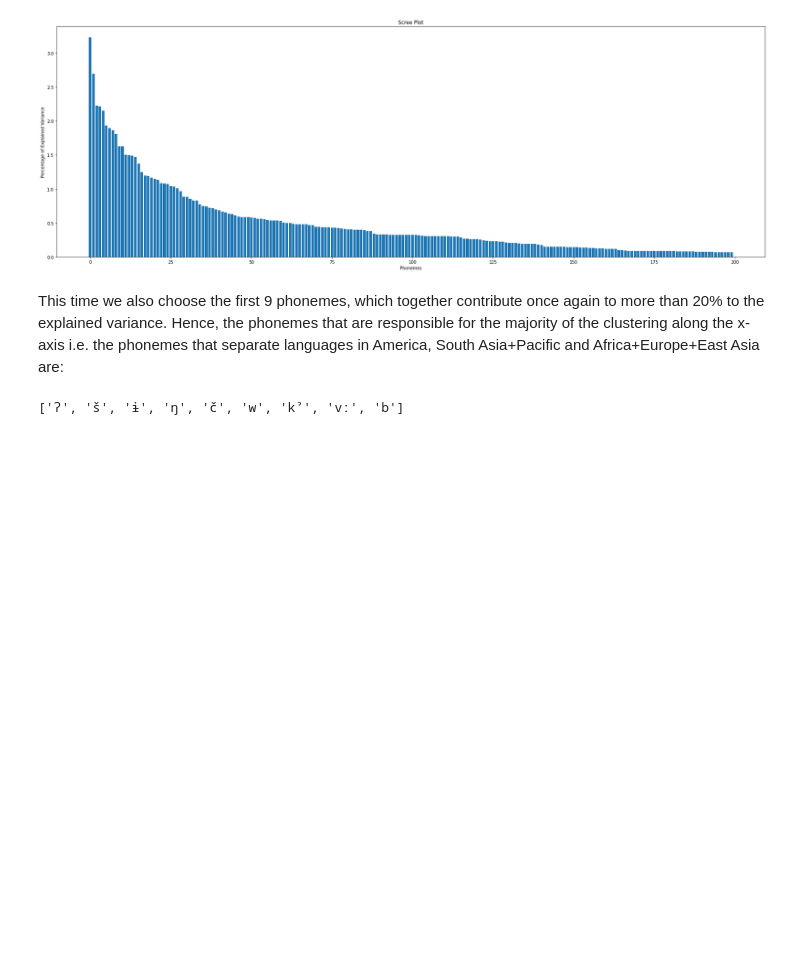
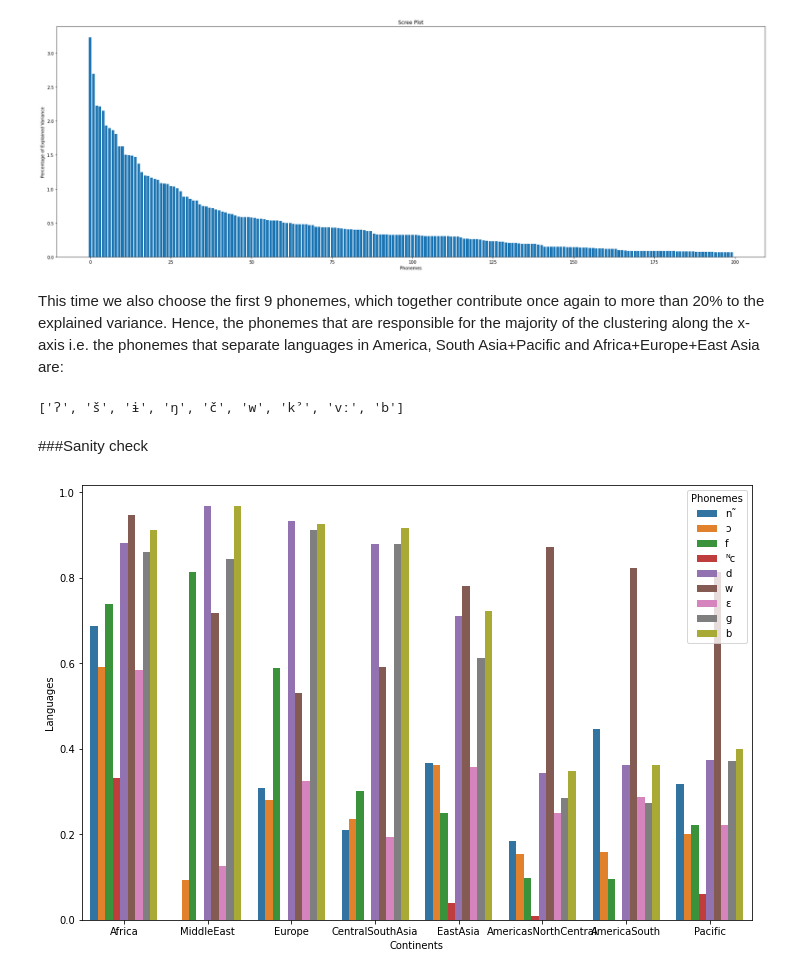
Before and after one commit to camoalon/language_genes, a Jupyter notebook: PCA.ipynb, the cells around one changed output. Cells and saved outputs as stored; diff of their text form; code cells hidden in the pictures; blank space fills up the shorter version.

Commit message:
Sanity check

```diff
--- a/PCA.ipynb
+++ b/PCA.ipynb
@@ -609,7 +609,8 @@ plt.show()
 # %% [markdown]
 We decide to choose the first 9 phonemes, which together contribute more than 20% to the explained variance. Hence, the phonemes that are responsible for the majority of the clustering along the x-axis i.e. the phonemes that separate languages in Africa, Europe, and Asia+America+Pacific are:
 # %%
-list(phonemes_loadings_sorted_xaxis[0:9].index)
+phonemes_x = list(phonemes_loadings_sorted_xaxis[0:9].index)
+phonemes_x
 # %% [output]
 ['n˜', 'ɔ', 'f', 'ᴺc', 'd', 'w', 'ɛ', 'ɡ', 'b']
 # %% [markdown]
@@ -632,6 +633,50 @@ plt.show()
 # %% [markdown]
 This time we also choose the first 9 phonemes, which together contribute once again to more than 20% to the explained variance. Hence, the phonemes that are responsible for the majority of the clustering along the x-axis i.e. the phonemes that separate languages in America, South Asia+Pacific and Africa+Europe+East Asia are:
 # %%
-list(phonemes_loadings_sorted_yaxis[0:9].index)
+phonemes_y = list(phonemes_loadings_sorted_yaxis[0:9].index)
+phonemes_y
 # %% [output]
 ['ʔ', 'š', 'ɨ', 'ŋ', 'č', 'w', 'kˀ', 'vː', 'b']
+# %% [markdown]
+###Sanity check
+# %%
+phonemes_x_index = np.empty(len(phonemes_x))
+phonemes_y_index = np.empty(len(phonemes_y))
+
+for i,phoneme in enumerate(phonemes_x):
+  phonemes_x_index[i] = phonemes_info_paper[phonemes_info_paper[1] == phoneme][0]-1
+for i,phoneme in enumerate(phonemes_y):
+  phonemes_y_index[i] = phonemes_info_paper[phonemes_info_paper[1] == phoneme][0]-1
+# %%
+languages_x = pd.DataFrame(columns = ['Continents','Languages','Phonemes'])
+languages_x_tmp = pd.DataFrame(columns = ['Continents','Languages','Phonemes'])
+
+for continent in continents_paper.unique():
+  for i in range(0,len(phonemes_x)):
+    languages = languages_info_paper[languages_info_paper[phonemes_x_index[i]] == 1]['Continents']
+    current_language = list(languages).count(continent)/list(continents_paper).count(continent)
+    current_continent = continent
+    current_phoneme = phonemes_x[i]
+    addition = [current_continent, current_language, current_phoneme]
+    languages_x_tmp.loc[i] = addition
+  languages_x = languages_x.append(languages_x_tmp, ignore_index = True)
+
+
+languages_y = pd.DataFrame(columns = ['Continents','Languages','Phonemes'])
+languages_y_tmp = pd.DataFrame(columns = ['Continents','Languages','Phonemes'])
+
+for continent in continents_paper.unique():
+  for i in range(0,len(phonemes_y)):
+    languages = languages_info_paper[languages_info_paper[phonemes_y_index[i]] == 1]['Continents']
+    current_language = list(languages).count(continent)/list(continents_paper).count(continent)
+    current_continent = continent
+    current_phoneme = phonemes_y[i]
+    addition = [current_continent, current_language, current_phoneme]
+    languages_y_tmp.loc[i] = addition
+  languages_y = languages_y.append(languages_y_tmp, ignore_index = True)
+# %%
+fig,ax = plt.subplots(nrows=1,ncols=1,figsize=(12,8))
+sns.barplot(data = languages_x,x ='Continents', y ='Languages', hue = 'Phonemes')
+plt.savefig('sanity_check_x.pdf')
+# %% [output]
+[figure, added]
```
Also changed, not shown: parts of 5 cells of this notebook.
